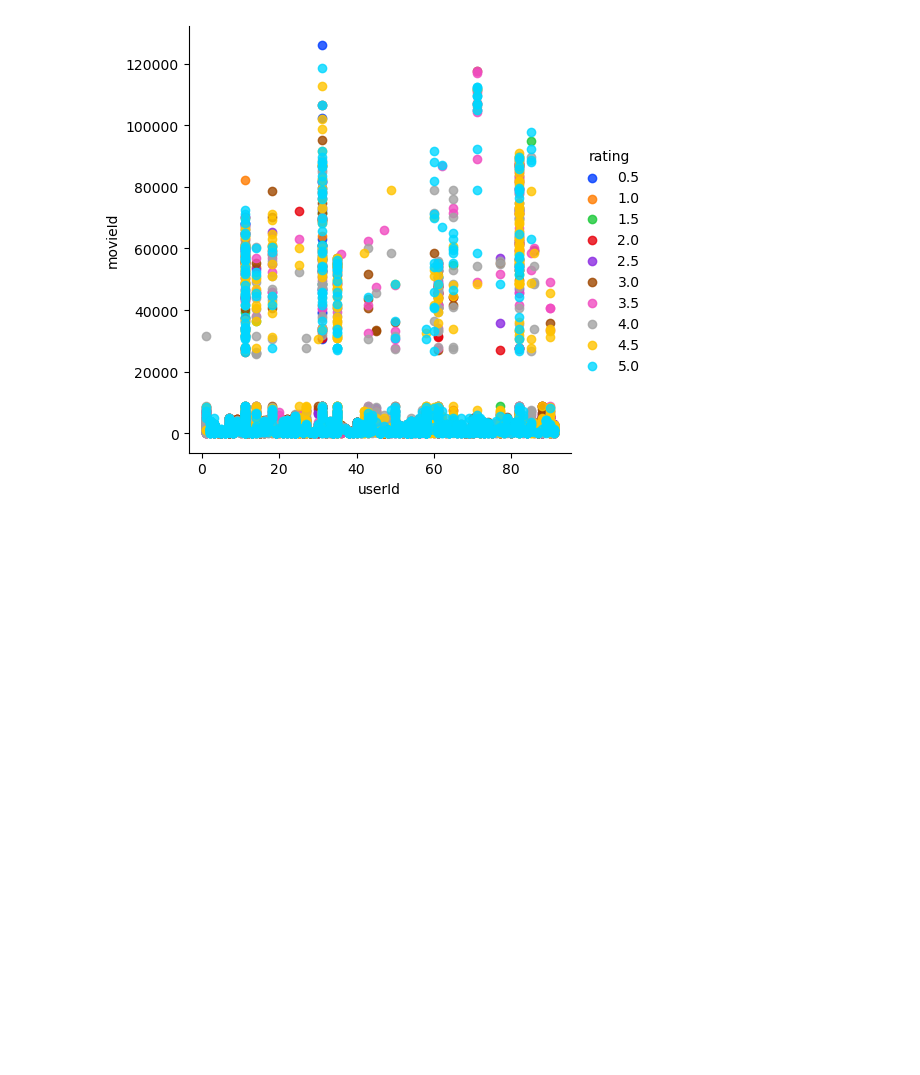
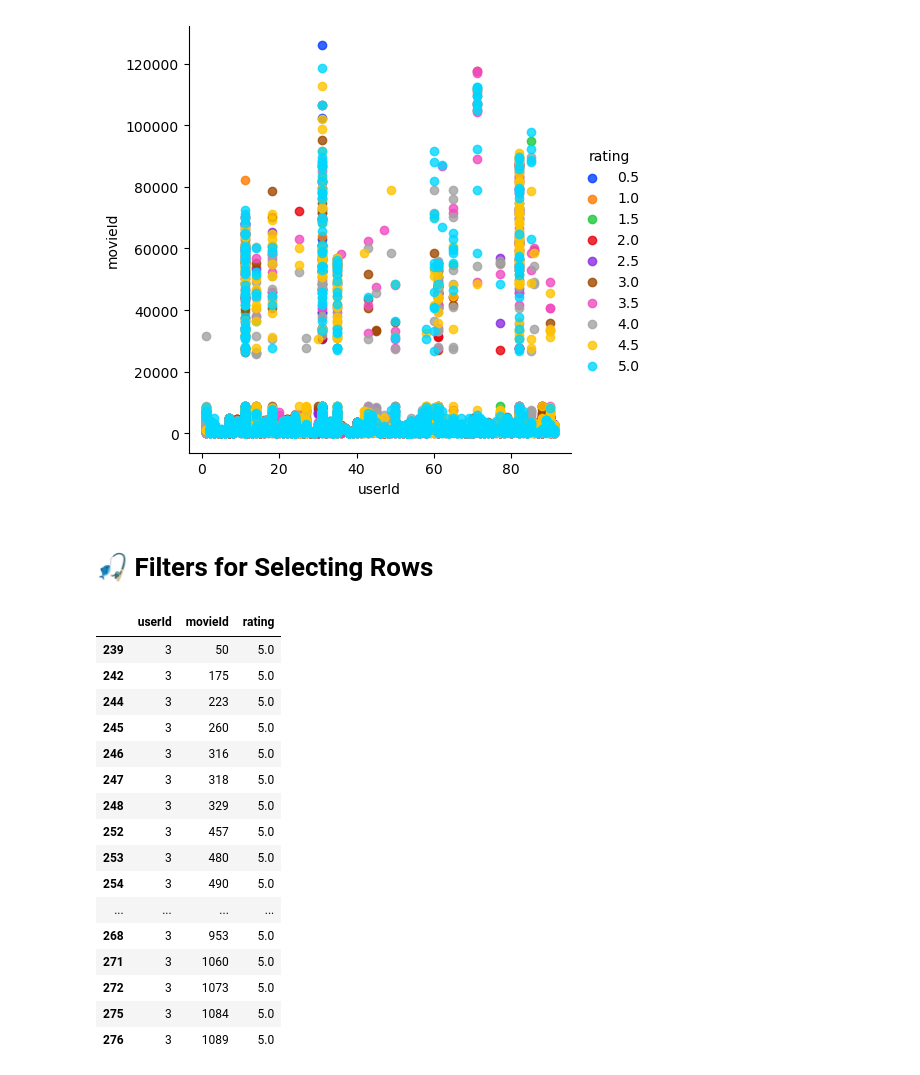
Before and after one commit to jayacpc9/FSDS_Classes, a Jupyter notebook: Python_Workspace/Notebook/BasicCoding_python_kaggle_intro_1_05272016 copy.ipynb, the cells around one changed output. Saved outputs shown, nothing was run; the diff lists cells and outputs as text; code cells hidden in the pictures; blank space fills up the shorter version.

```diff
--- a/Python_Workspace/Notebook/BasicCoding_python_kaggle_intro_1_05272016 copy.ipynb
+++ b/Python_Workspace/Notebook/BasicCoding_python_kaggle_intro_1_05272016 copy.ipynb
@@ -581,3 +581,27 @@ warnings.filterwarnings('ignore') # os error
 vis5 = sns.lmplot(data =ratings_df[0:10000], x='userId',y='movieId',fit_reg=False, hue = "rating",palette="bright")
 # %% [output]
 [figure]
+# %% [markdown]
+# 🎣 Filters for Selecting Rows
+# %%
+# Highly rated movies
+is_highly_rated=ratings_df['rating'] >=5.0
+ratings_df[is_highly_rated][30:50]
+# %% [output]
+|  | userId | movieId | rating |
+| 239 | 3 | 50 | 5.0 |
+| 242 | 3 | 175 | 5.0 |
+| 244 | 3 | 223 | 5.0 |
+| 245 | 3 | 260 | 5.0 |
+| 246 | 3 | 316 | 5.0 |
+| 247 | 3 | 318 | 5.0 |
+| 248 | 3 | 329 | 5.0 |
+| 252 | 3 | 457 | 5.0 |
+| 253 | 3 | 480 | 5.0 |
+| 254 | 3 | 490 | 5.0 |
+| ... | ... | ... | ... |
+| 268 | 3 | 953 | 5.0 |
+| 271 | 3 | 1060 | 5.0 |
+| 272 | 3 | 1073 | 5.0 |
+| 275 | 3 | 1084 | 5.0 |
+| 276 | 3 | 1089 | 5.0 |
```
Also changed, not shown: parts of 7 cells of this notebook.
